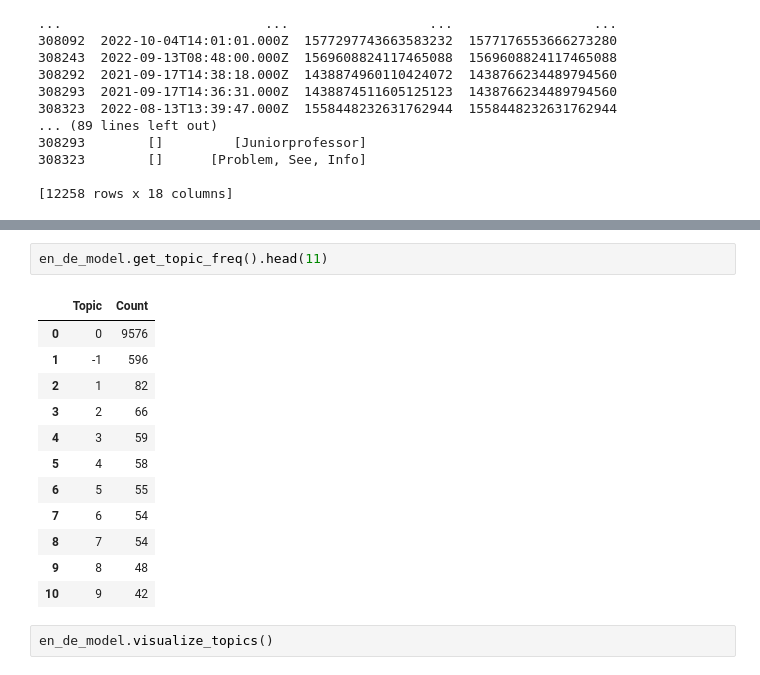
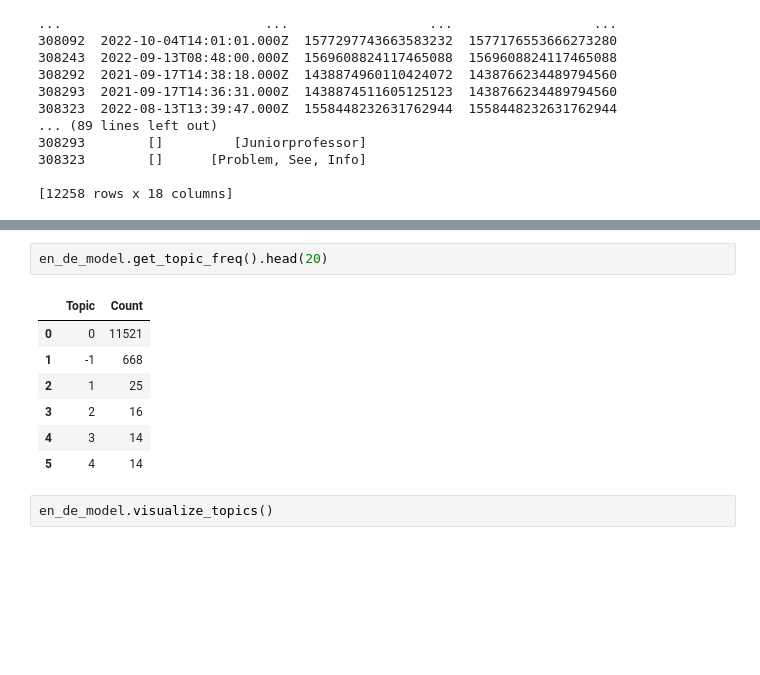
Before and after one commit to moinam/TweetAnalyzer, a Jupyter notebook: TopicModelling.ipynb, the cells around one changed output, grey strips where cells are left out. Cells and saved outputs as stored; diff of their text form; blank space fills up the shorter version.

Commit message:
bert topic modelling

```diff
--- a/TopicModelling.ipynb
+++ b/TopicModelling.ipynb
@@ -530,18 +535,13 @@ en_de_topics, en_de_probabilities = en_de_model.fit_transform(en_de_docs)
 # %%
-en_de_model.get_topic_freq().head(11)
+en_de_model.get_topic_freq().head(20)
 # %% [output]
 |  | Topic | Count |
-| 0 | 0 | 9576 |
-| 1 | -1 | 596 |
-| 2 | 1 | 82 |
-| 3 | 2 | 66 |
-| 4 | 3 | 59 |
-| 5 | 4 | 58 |
-| 6 | 5 | 55 |
-| 7 | 6 | 54 |
-| 8 | 7 | 54 |
-| 9 | 8 | 48 |
-| 10 | 9 | 42 |
+| 0 | 0 | 11521 |
+| 1 | -1 | 668 |
+| 2 | 1 | 25 |
+| 3 | 2 | 16 |
+| 4 | 3 | 14 |
+| 5 | 4 | 14 |
 # %%
 en_de_model.visualize_topics()
 # %% [output]
```
Also changed, not shown: parts of 4 cells of this notebook.
